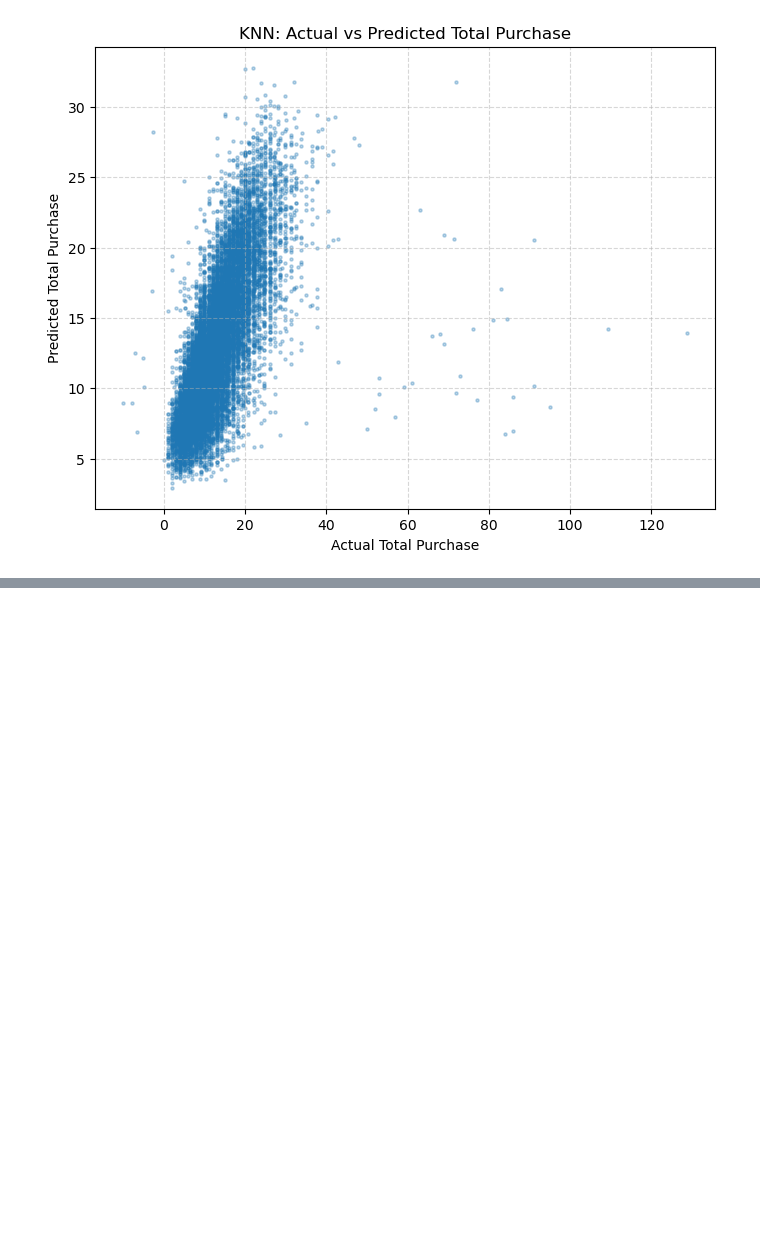
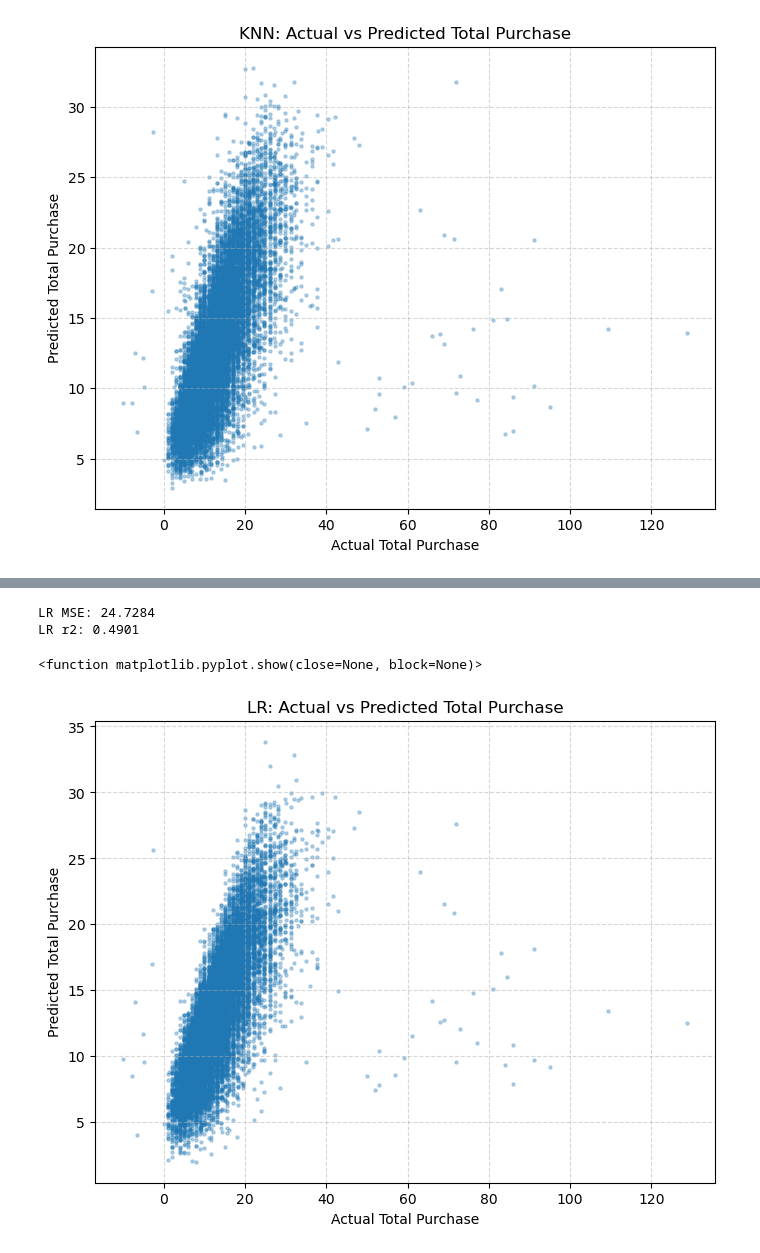
Before and after one commit to amychen70/ecommerce_analysis, a Jupyter notebook: machine_learning.ipynb, the cells around one changed output, grey strips where cells are left out. Saved outputs shown, nothing was run; the diff lists cells and outputs as text; code cells hidden in the pictures; blank space fills up the shorter version.

```diff
--- a/machine_learning.ipynb
+++ b/machine_learning.ipynb
@@ -76,0 +92,25 @@ plt.show
+# %%
+lr = LinearRegression()
+lr.fit(X_train, y_train)
+
+y_lr_pred = lr.predict(X_test)
+
+lr_mse = mean_squared_error(y_test, y_lr_pred)
+lr_r2 = r2_score(y_test, y_lr_pred)
+
+print(f'LR MSE: {lr_mse:.4f}')
+print(f'LR r2: {lr_r2:.4f}')
+# %% [output]
+LR MSE: 24.7284
+LR r2: 0.4901
+# %%
+plt.figure(figsize=(8,6))
+plt.scatter(y_test, y_lr_pred, alpha=0.3, s=5)
+plt.xlabel('Actual Total Purchase')
+plt.ylabel('Predicted Total Purchase')
+plt.title('LR: Actual vs Predicted Total Purchase')
+plt.grid(True, linestyle='--', alpha=0.5)
+plt.show
+# %% [output]
+<function matplotlib.pyplot.show(close=None, block=None)>
+[figure, added]
```
Also changed, not shown: parts of 9 cells of this notebook.
